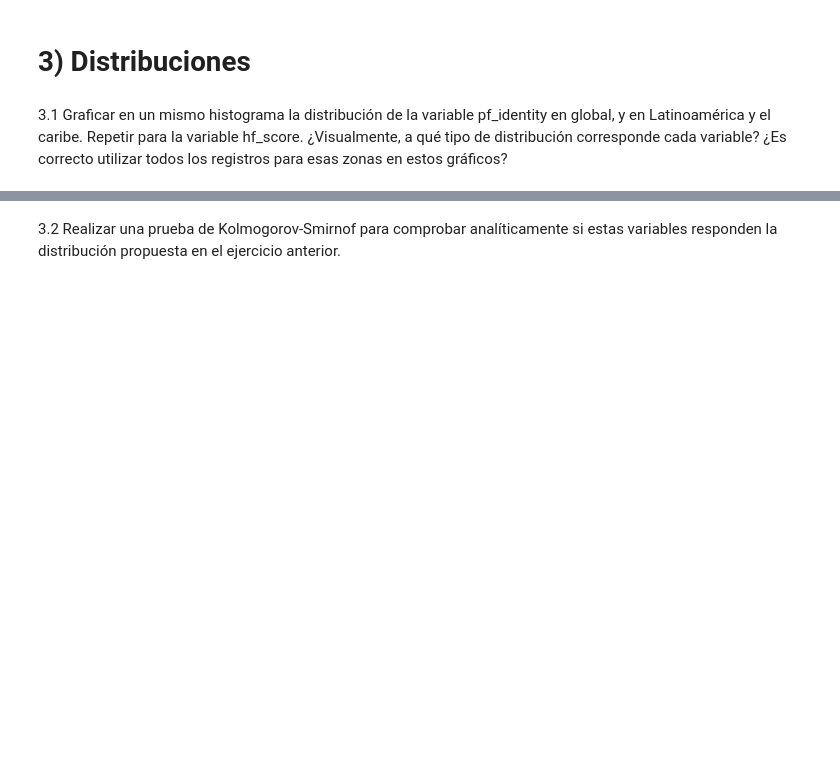
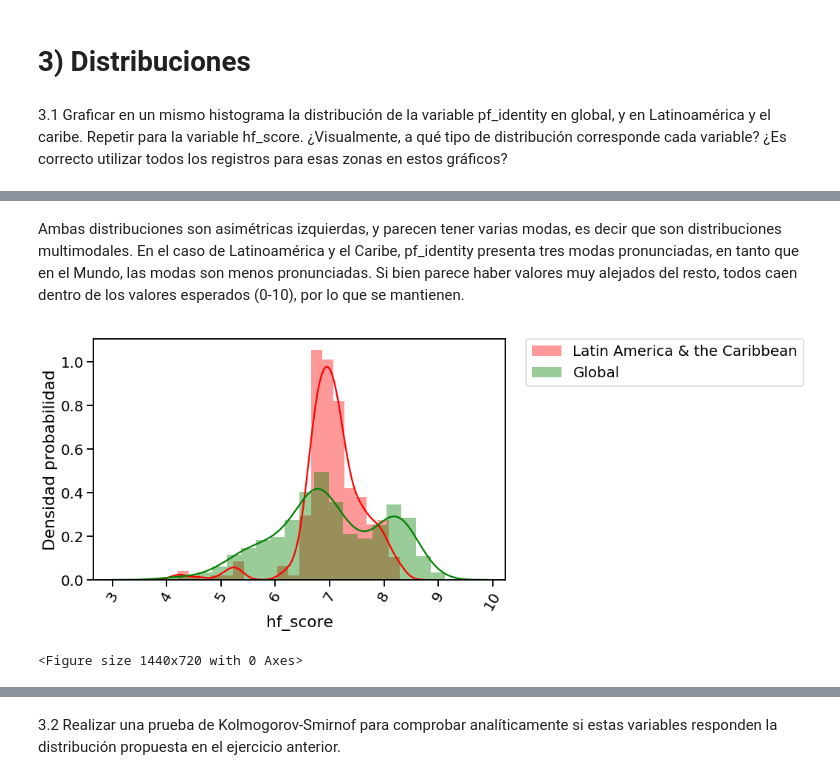
Before and after one commit to valenmongi/Diplodatos, a Jupyter notebook: Práctico N1 Estadística.ipynb, the cells around one changed output, grey strips where cells are left out. Drawn from its saved outputs; the diff is of its cells as text; code cells hidden in the pictures; blank space fills up the shorter version.

```diff
--- a/Práctico N1 Estadística.ipynb
+++ b/Práctico N1 Estadística.ipynb
@@ -389,15 +376,20 @@ seaborn.despine()
+# %% [markdown]
+Ambas distribuciones son asimétricas izquierdas, y parecen tener varias modas, es decir que son distribuciones multimodales. En el caso de Latinoamérica y el Caribe, pf_identity presenta tres modas pronunciadas, en tanto que en el Mundo, las modas son menos pronunciadas. Si bien parece haber valores muy alejados del resto, todos caen dentro de los valores esperados (0-10), por lo que se mantienen.
 # %%
 plt.figure(figsize=(10,6))
 seaborn.distplot(
-    dataset[dataset['region']=='Latin America & the Caribbean']['hf_score'],
+    dataset[dataset['region']=='Latin America & the Caribbean']['hf_score'].dropna(),
     bins=20, label='Latin America & the Caribbean',color='red')
 
 seaborn.distplot(
-    dataset['hf_score'],
+    dataset['hf_score'].dropna(),
     bins=20, label='Global', color='green')
 
 plt.ylabel('Densidad probabilidad')
 plt.legend(bbox_to_anchor=(1.05, 1), loc=2, borderaxespad=0.)
 plt.xticks(rotation=60)
 plt.figure(figsize=(20,10))
 seaborn.despine()
+# %% [output]
+[figure, added]
+<Figure size 1440x720 with 0 Axes>
```
Also changed, not shown: parts of 3 cells of this notebook.
